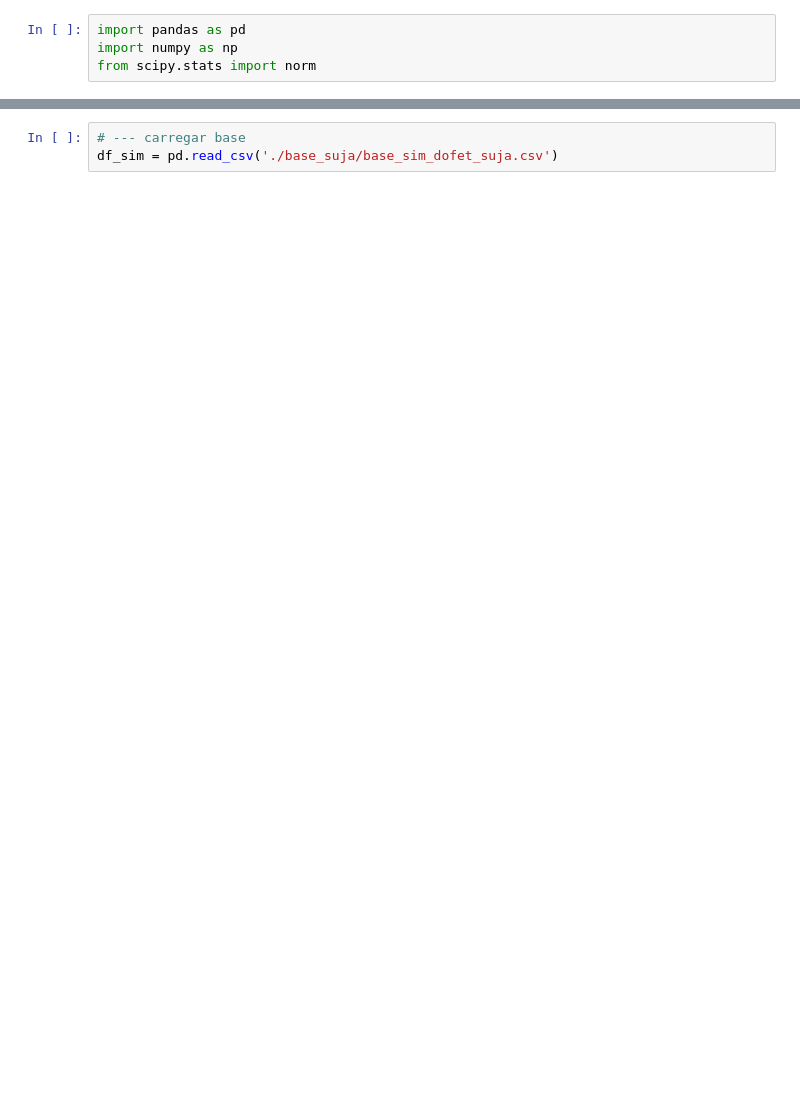
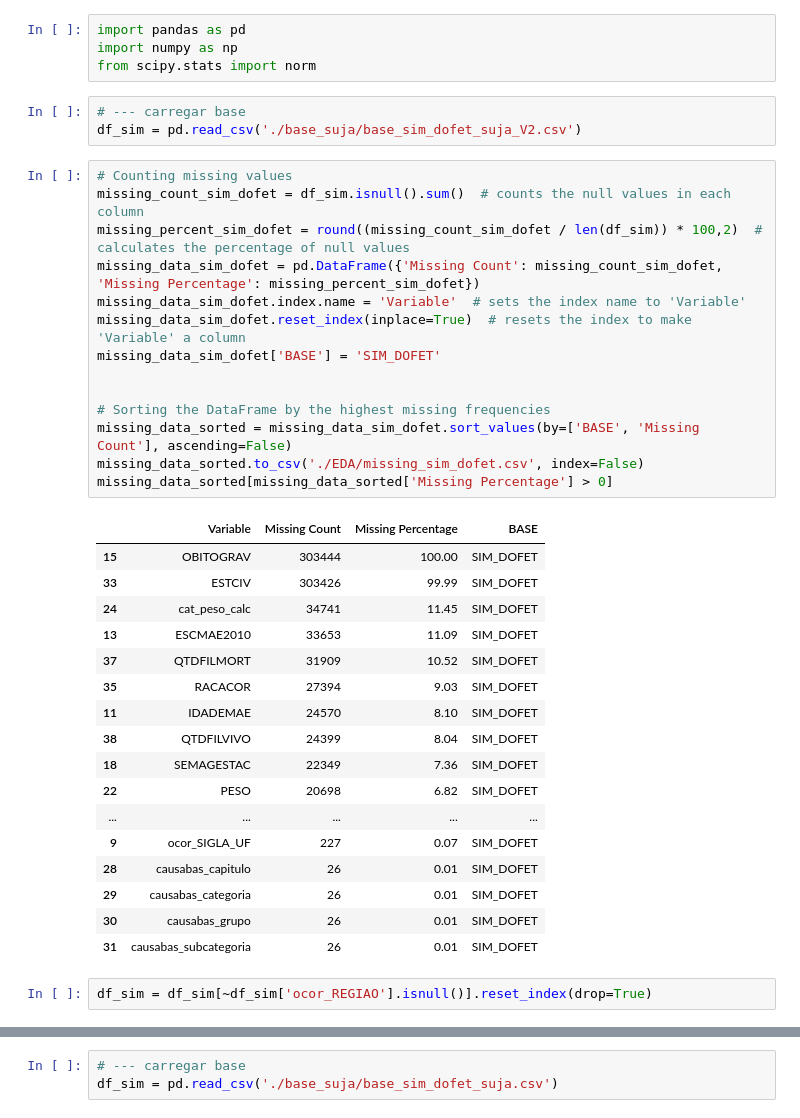
Before and after one commit to mtt89/rr_obito_fetal, a Jupyter notebook: prevalencia_regiao.ipynb, the cells around one changed output, grey strips where cells are left out. Saved outputs shown, nothing was run; the diff lists cells and outputs as text; blank space fills up the shorter version.

```diff
--- a/prevalencia_regiao.ipynb
+++ b/prevalencia_regiao.ipynb
@@ -2,3 +2,40 @@
 import pandas as pd
 import numpy as np
 from scipy.stats import norm
+# %%
+# --- carregar base
+df_sim = pd.read_csv('./base_suja/base_sim_dofet_suja_V2.csv')
+# %%
+# Counting missing values
+missing_count_sim_dofet = df_sim.isnull().sum()  # counts the null values in each column
+missing_percent_sim_dofet = round((missing_count_sim_dofet / len(df_sim)) * 100,2)  # calculates the percentage of null values
+missing_data_sim_dofet = pd.DataFrame({'Missing Count': missing_count_sim_dofet, 'Missing Percentage': missing_percent_sim_dofet})
+missing_data_sim_dofet.index.name = 'Variable'  # sets the index name to 'Variable'
+missing_data_sim_dofet.reset_index(inplace=True)  # resets the index to make 'Variable' a column
+missing_data_sim_dofet['BASE'] = 'SIM_DOFET'
+
+
+# Sorting the DataFrame by the highest missing frequencies
+missing_data_sorted = missing_data_sim_dofet.sort_values(by=['BASE', 'Missing Count'], ascending=False)
+missing_data_sorted.to_csv('./EDA/missing_sim_dofet.csv', index=False)
+missing_data_sorted[missing_data_sorted['Missing Percentage'] > 0]
+# %% [output]
+|  | Variable | Missing Count | Missing Percentage | BASE |
+| 15 | OBITOGRAV | 303444 | 100.00 | SIM_DOFET |
+| 33 | ESTCIV | 303426 | 99.99 | SIM_DOFET |
+| 24 | cat_peso_calc | 34741 | 11.45 | SIM_DOFET |
+| 13 | ESCMAE2010 | 33653 | 11.09 | SIM_DOFET |
+| 37 | QTDFILMORT | 31909 | 10.52 | SIM_DOFET |
+| 35 | RACACOR | 27394 | 9.03 | SIM_DOFET |
+| 11 | IDADEMAE | 24570 | 8.10 | SIM_DOFET |
+| 38 | QTDFILVIVO | 24399 | 8.04 | SIM_DOFET |
+| 18 | SEMAGESTAC | 22349 | 7.36 | SIM_DOFET |
+| 22 | PESO | 20698 | 6.82 | SIM_DOFET |
+| ... | ... | ... | ... | ... |
+| 9 | ocor_SIGLA_UF | 227 | 0.07 | SIM_DOFET |
+| 28 | causabas_capitulo | 26 | 0.01 | SIM_DOFET |
+| 29 | causabas_categoria | 26 | 0.01 | SIM_DOFET |
+| 30 | causabas_grupo | 26 | 0.01 | SIM_DOFET |
+| 31 | causabas_subcategoria | 26 | 0.01 | SIM_DOFET |
+# %%
+df_sim = df_sim[~df_sim['ocor_REGIAO'].isnull()].reset_index(drop=True)
```
Also changed, not shown: parts of 17 cells of this notebook, 2 other files.
